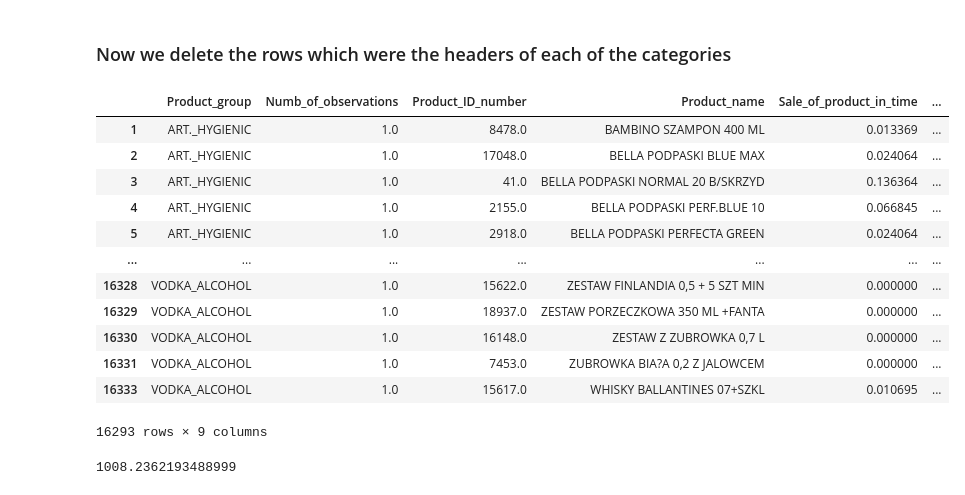
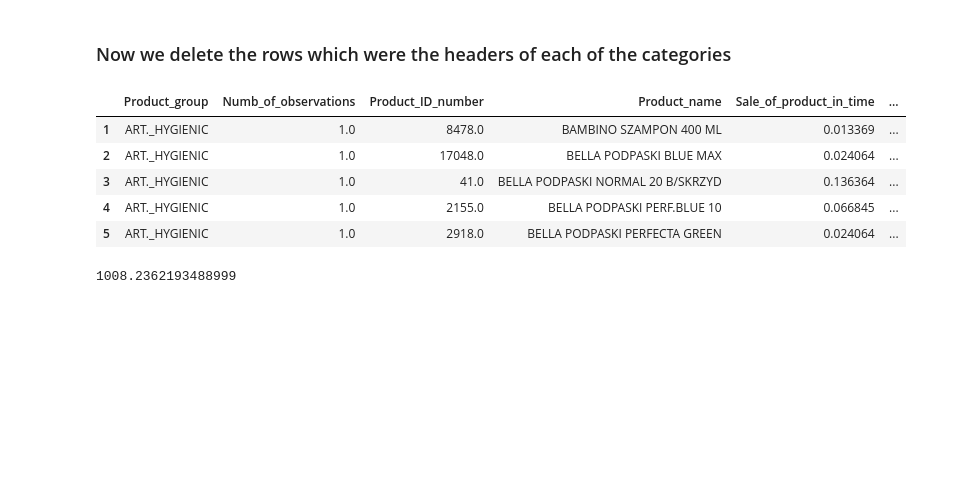
Before and after one commit to georgeolivares/Analisis-de-tienda-Poland, a Jupyter notebook: Analisis de tienda.ipynb, the cells around one changed output. Drawn from its saved outputs; the diff is of its cells as text; code cells hidden in the pictures; blank space fills up the shorter version.

```diff
--- a/Analisis de tienda.ipynb
+++ b/Analisis de tienda.ipynb
@@ -739,21 +715,14 @@ rowstodelete = dfProductRotation[dfProductRotation['Product_name'].isna()].index
 
 dfProductRotation.drop(rowstodelete, inplace=True)
 # %%
-dfProductRotation
+dfProductRotation.head()
 # %% [output]
 |  | Product_group | Numb_of_observations | Product_ID_number | Product_name | Sale_of_product_in_time | ... |
 | 1 | ART._HYGIENIC | 1.0 | 8478.0 | BAMBINO SZAMPON 400 ML | 0.013369 | ... |
 | 2 | ART._HYGIENIC | 1.0 | 17048.0 | BELLA PODPASKI BLUE MAX | 0.024064 | ... |
 | 3 | ART._HYGIENIC | 1.0 | 41.0 | BELLA PODPASKI NORMAL 20 B/SKRZYD | 0.136364 | ... |
 | 4 | ART._HYGIENIC | 1.0 | 2155.0 | BELLA PODPASKI PERF.BLUE 10 | 0.066845 | ... |
 | 5 | ART._HYGIENIC | 1.0 | 2918.0 | BELLA PODPASKI PERFECTA GREEN | 0.024064 | ... |
-| ... | ... | ... | ... | ... | ... | ... |
-| 16328 | VODKA_ALCOHOL | 1.0 | 15622.0 | ZESTAW FINLANDIA 0,5 + 5 SZT MIN | 0.000000 | ... |
-| 16329 | VODKA_ALCOHOL | 1.0 | 18937.0 | ZESTAW PORZECZKOWA 350 ML +FANTA | 0.000000 | ... |
-| 16330 | VODKA_ALCOHOL | 1.0 | 16148.0 | ZESTAW Z ZUBROWKA 0,7 L | 0.000000 | ... |
-| 16331 | VODKA_ALCOHOL | 1.0 | 7453.0 | ZUBROWKA BIA?A 0,2 Z JALOWCEM | 0.000000 | ... |
-| 16333 | VODKA_ALCOHOL | 1.0 | 15617.0 | WHISKY BALLANTINES 07+SZKL | 0.010695 | ... |
-16293 rows × 9 columns
 # %%
 saleOfProductInTime = dfProductRotation['Sale_of_product_in_time'].sum()
 
```
Also changed, not shown: parts of 9 cells of this notebook.
